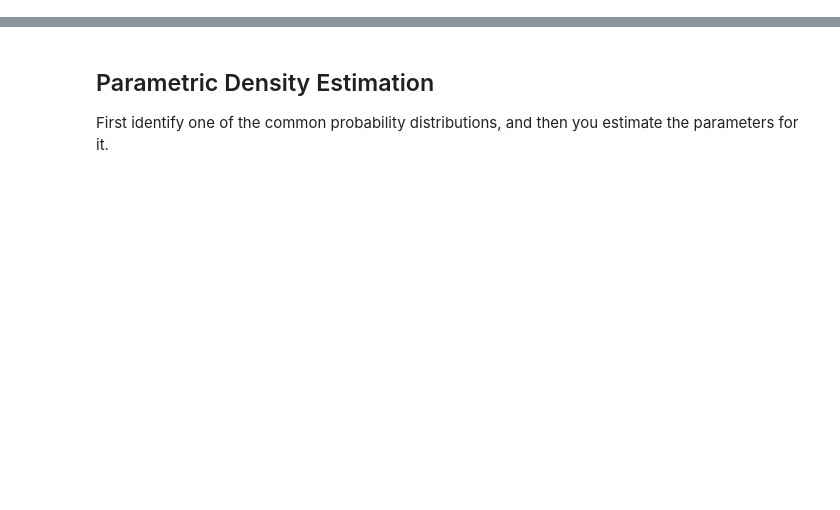
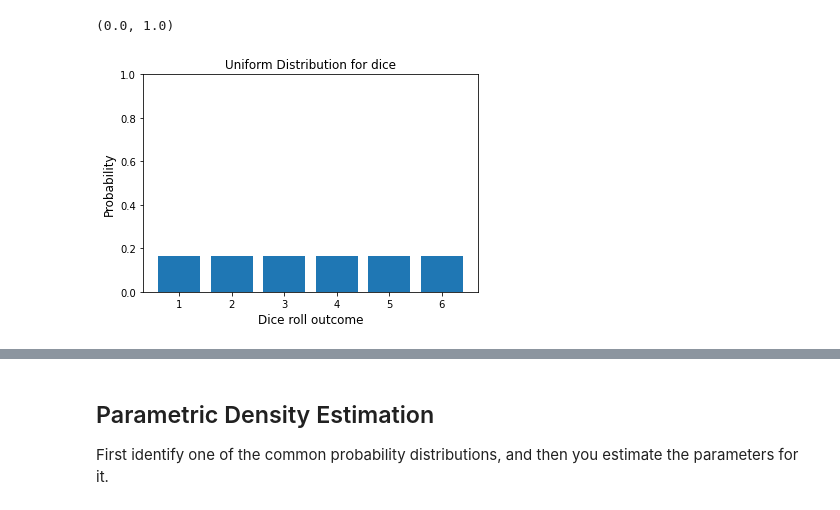
Before and after one commit to rcalix1/ProbabilityDensityFunctionsFromNeuralNets, a Jupyter notebook: PDFestimationKDE.ipynb, the cells around one changed output, grey strips where cells are left out. Cells and saved outputs as stored; diff of their text form; code cells hidden in the pictures; blank space fills up the shorter version.

```diff
--- a/PDFestimationKDE.ipynb
+++ b/PDFestimationKDE.ipynb
@@ -50,0 +119,14 @@ torch.set_printoptions(sci_mode=False)
+# %%
+
+probs = np.full((6), 1/6)
+face = [1, 2, 3, 4, 5, 6]
+plt.bar(face, probs)
+plt.xlabel('Dice roll outcome', fontsize=12)
+plt.ylabel('Probability', fontsize=12)
+plt.title("Uniform Distribution for dice")
+
+axes = plt.gca()
+axes.set_ylim([0, 1])
+# %% [output]
+(0.0, 1.0)
+[figure, added]
```
Also changed, not shown: parts of 19 cells of this notebook.
